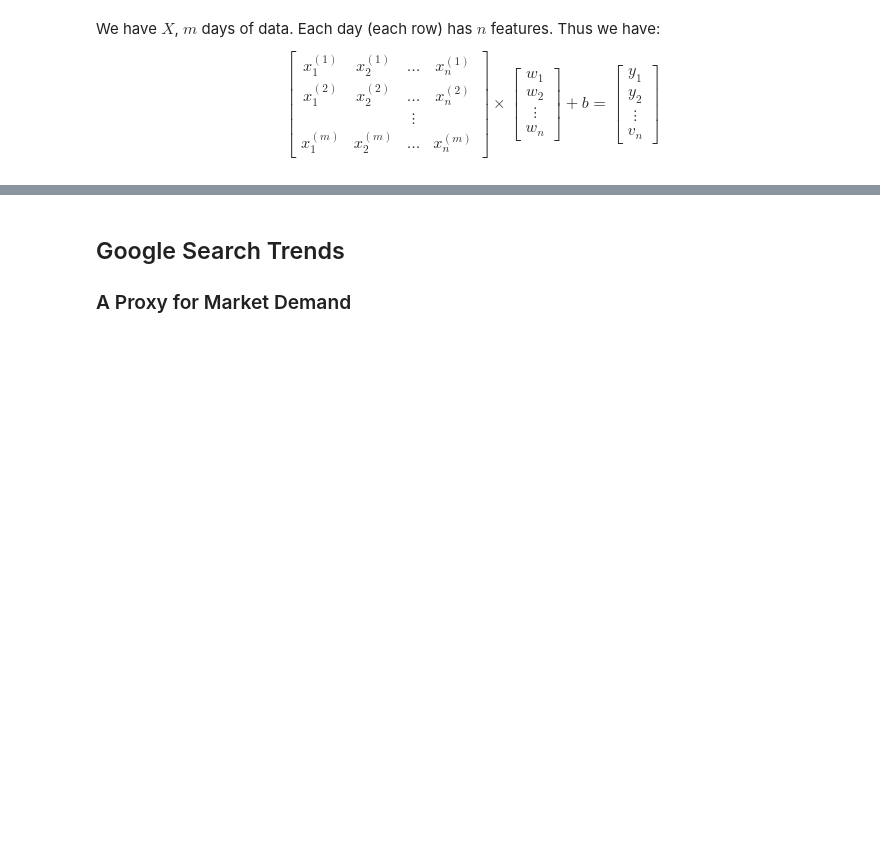
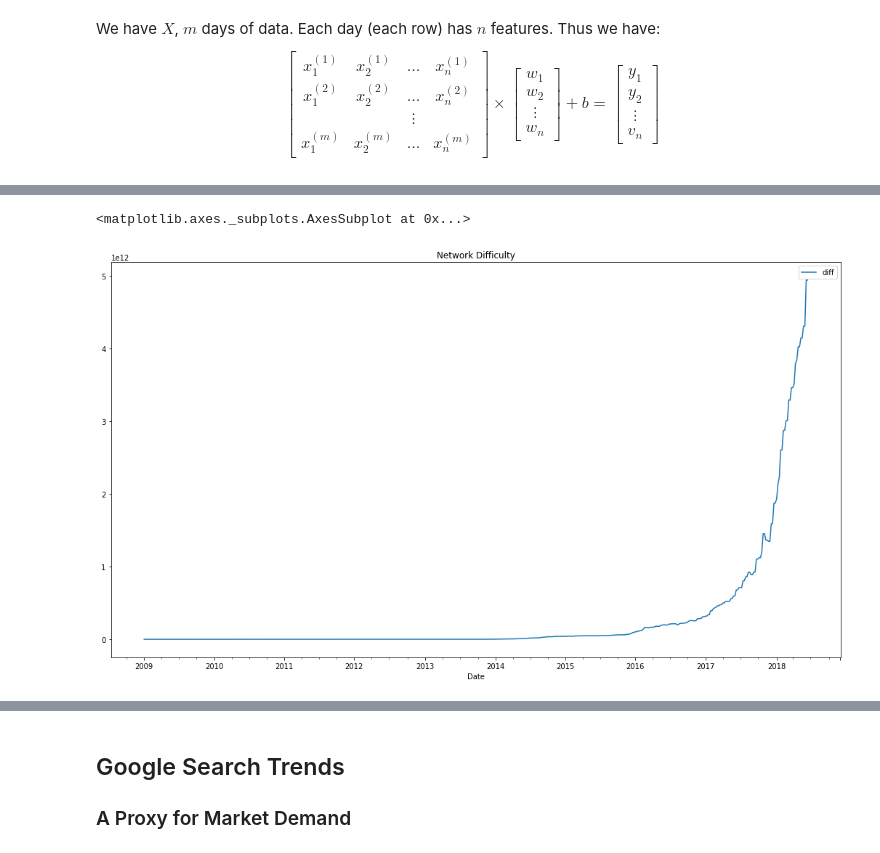
Before and after one commit to lopezdp/MachineLearningResearch, a Jupyter notebook: QuantFinance/PricingResearch.ipynb, the cells around one changed output, grey strips where cells are left out. Drawn from its saved outputs; the diff is of its cells as text; code cells hidden in the pictures; blank space fills up the shorter version.

```diff
--- a/QuantFinance/PricingResearch.ipynb
+++ b/QuantFinance/PricingResearch.ipynb
@@ -394,0 +186,11 @@ miopm.plot(title='BTC Mining Operating Margin', figsize=(18,10), logy=True)
+# %%
+# Bitcoin Difficulty
+# Difficulty is a measure of how difficult it is to find a hash below a given target.
+diff = ql.get("BCHAIN/DIFF", collapse="weekly")
+# diff = diff.rename(columns={"Value": "Network Difficulty"})
+diff = diff.rename(columns={"Value": "diff"})
+
+diff.plot(title='Network Difficulty', figsize=(18,10))
+# %% [output]
+<matplotlib.axes._subplots.AxesSubplot at 0x...>
+[figure, added]
```
Also changed, not shown: parts of 74 cells of this notebook, 2 other files.
